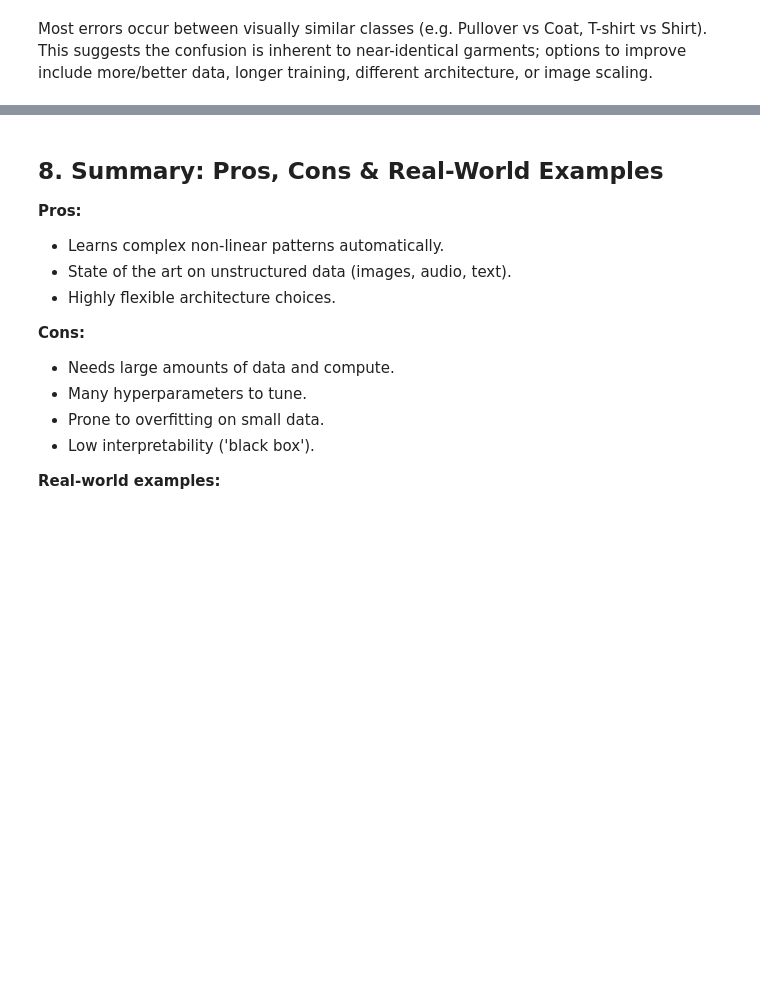
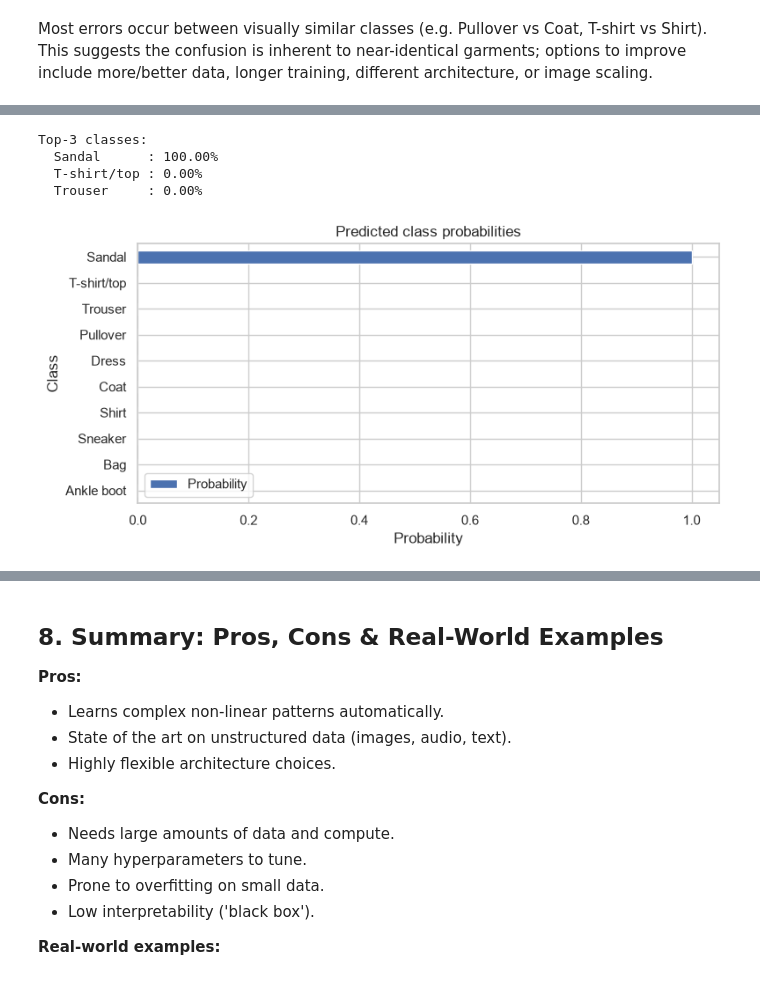
Before and after one commit to WillardDev/CNN-Fashion-Classifier, a Jupyter notebook: fashion_mnist_cnn.ipynb, the cells around one changed output, grey strips where cells are left out. Cells and saved outputs as stored; diff of their text form; code cells hidden in the pictures; blank space fills up the shorter version.

```diff
--- a/fashion_mnist_cnn.ipynb
+++ b/fashion_mnist_cnn.ipynb
@@ -325,0 +425,23 @@ Most errors occur between visually similar classes (e.g. Pullover vs Coat, T-shi
+# %%
+# Show the probability the model assigns to every class
+# and the top-3 most likely classes
+probabilities = pd.DataFrame({
+    'Class': class_names,
+    'Probability': pred[0].round(4),
+}).sort_values('Probability', ascending=False)
+print('Top-3 classes:')
+for rank, row in probabilities.head(3).iterrows():
+    print(f'  {row["Class"]:12s}: {row["Probability"]:.2%}')
+
+probabilities.plot(x='Class', y='Probability', kind='barh', figsize=(8, 4))
+plt.title('Predicted class probabilities')
+plt.xlabel('Probability')
+plt.tight_layout()
+plt.gca().invert_yaxis()
+plt.show()
+# %% [output]
+Top-3 classes:
+  Sandal      : 100.00%
+  T-shirt/top : 0.00%
+  Trouser     : 0.00%
+[figure, added]
```
Also changed, not shown: parts of 13 cells of this notebook, 3 other files.
